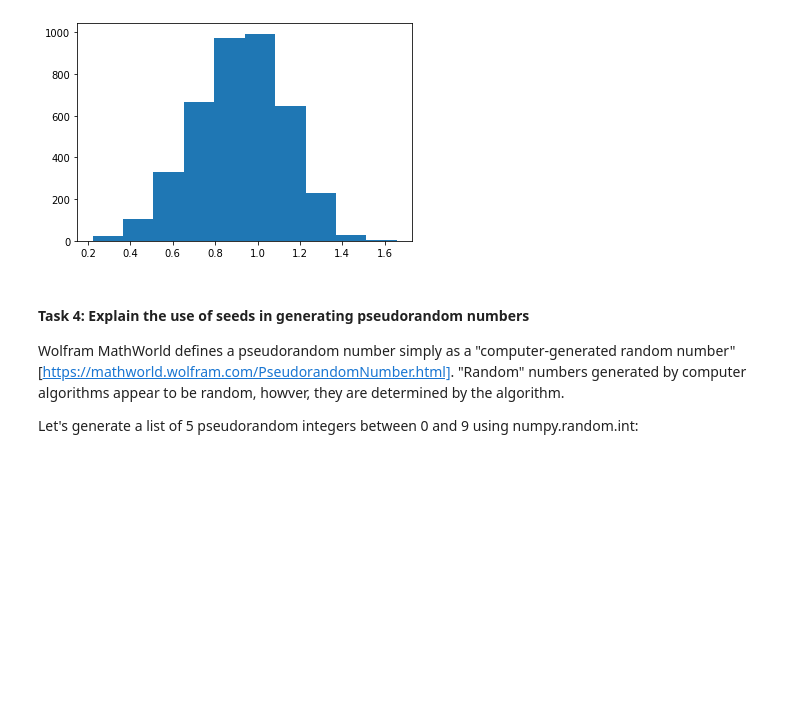
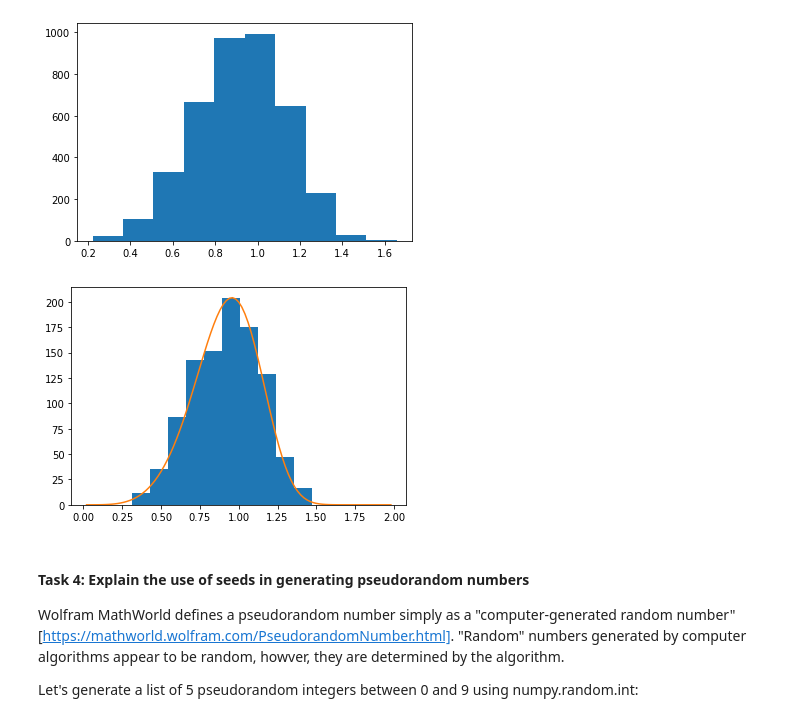
Before and after one commit to jbrad88/PDA-Assignment, a Jupyter notebook: numpy-random.ipynb, the cells around one changed output. Cells and saved outputs as stored; diff of their text form; code cells hidden in the pictures; blank space fills up the shorter version.

Commit message:
More work done on notebook to update with most revent numpy.random changes. updated section on simple random data. next is to work on permutations

```diff
--- a/numpy-random.ipynb
+++ b/numpy-random.ipynb
@@ -190,6 +228,24 @@ plt.hist(arr)
         1.65782223]),
  <BarContainer object of 10 artists>)
 [figure]
+# %%
+import numpy as np
+rng = np.random.default_rng()
+a = 5. # shape
+s = rng.weibull(a, 1000)
+# %%
+import matplotlib.pyplot as plt
+x = np.arange(1,100.)/50.
+def weib(x,n,a):
+    return (a / n) * (x / n)**(a - 1) * np.exp(-(x / n)**a)
+count, bins, ignored = plt.hist(rng.weibull(5.,1000))
+x = np.arange(1,100.)/50.
+scale = count.max()/weib(x, 1., 5.).max()
+plt.plot(x, weib(x, 1., 5.)*scale)
+plt.show()
+# Code from: https://numpy.org/doc/stable/reference/random/generated/numpy.random.Generator.weibull.html#numpy.random.Generator.weibull
+# %% [output]
+[figure, added]
 # %% [markdown]
 #### Task 4: Explain the use of seeds in generating pseudorandom numbers
 
```
Also changed, not shown: parts of 20 cells of this notebook, 1 other file.
